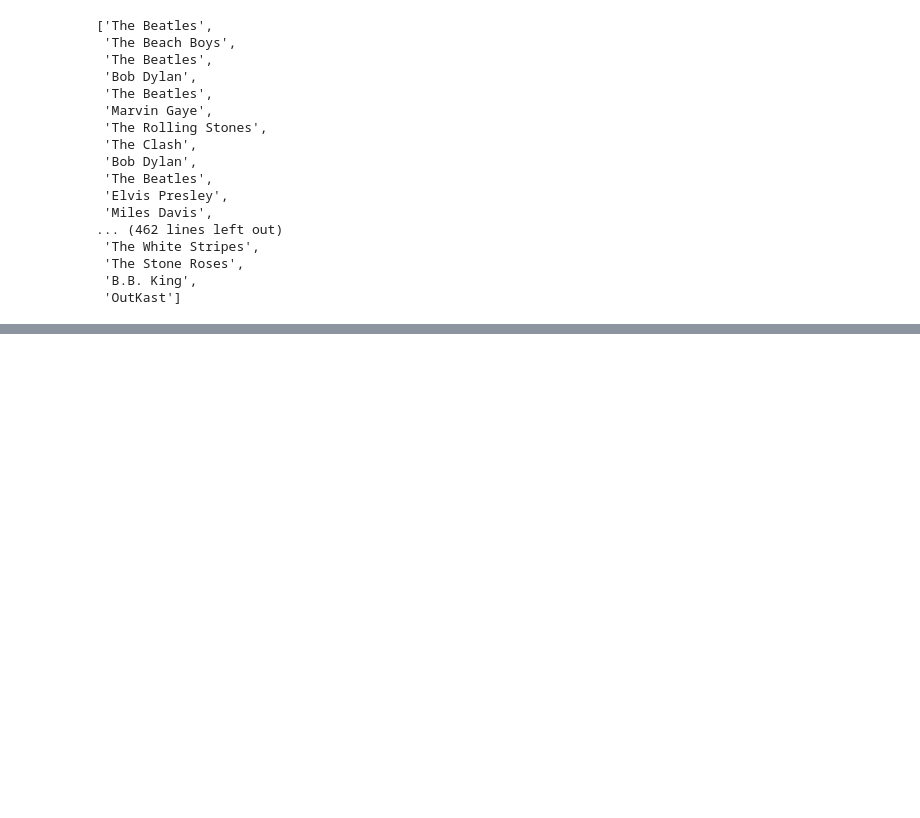
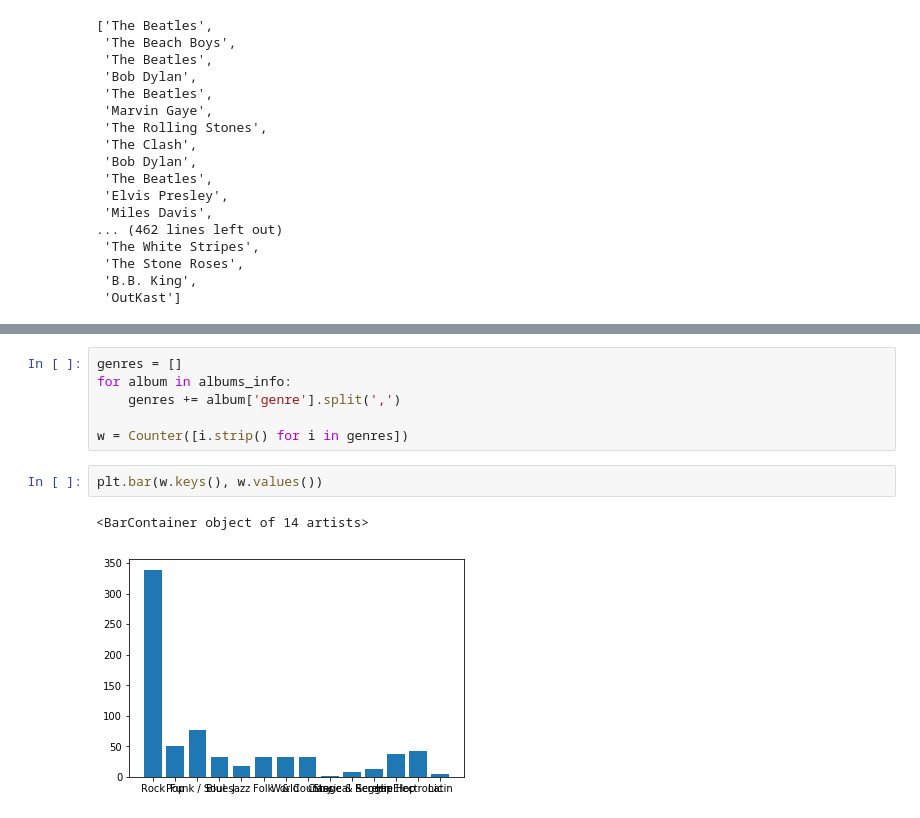
Before and after one commit to minnaf/nyc-mhtn-ds-060319-lectures, a Jupyter notebook: Mod_1/rolling-stones/rolling_stones_lab.ipynb, the cells around one changed output, grey strips where cells are left out. Drawn from its saved outputs; the diff is of its cells as text; blank space fills up the shorter version.

```diff
--- a/Mod_1/rolling-stones/rolling_stones_lab.ipynb
+++ b/Mod_1/rolling-stones/rolling_stones_lab.ipynb
@@ -204,0 +274,11 @@ AttributeError: 'list' object has no attribute 'split'
+# %%
+genres = []
+for album in albums_info:
+    genres += album['genre'].split(',')
+
+w = Counter([i.strip() for i in genres])
+# %%
+plt.bar(w.keys(), w.values())
+# %% [output]
+<BarContainer object of 14 artists>
+[figure, added]
```
Also changed, not shown: parts of 10 cells of this notebook.
